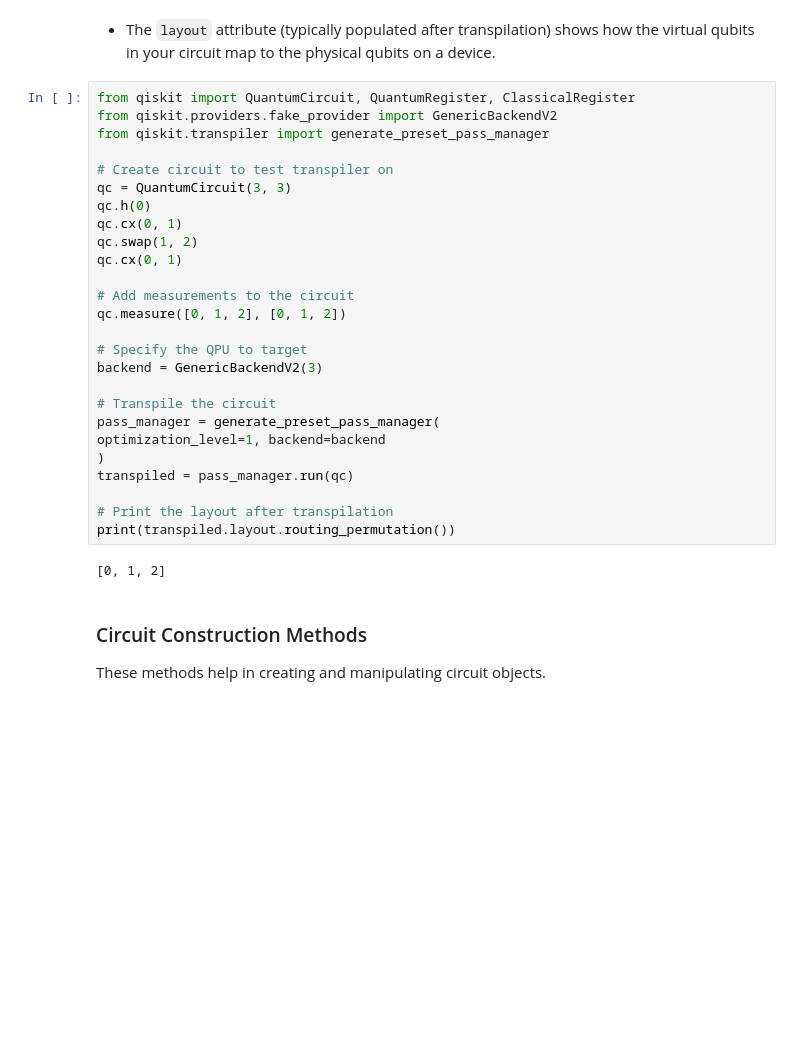
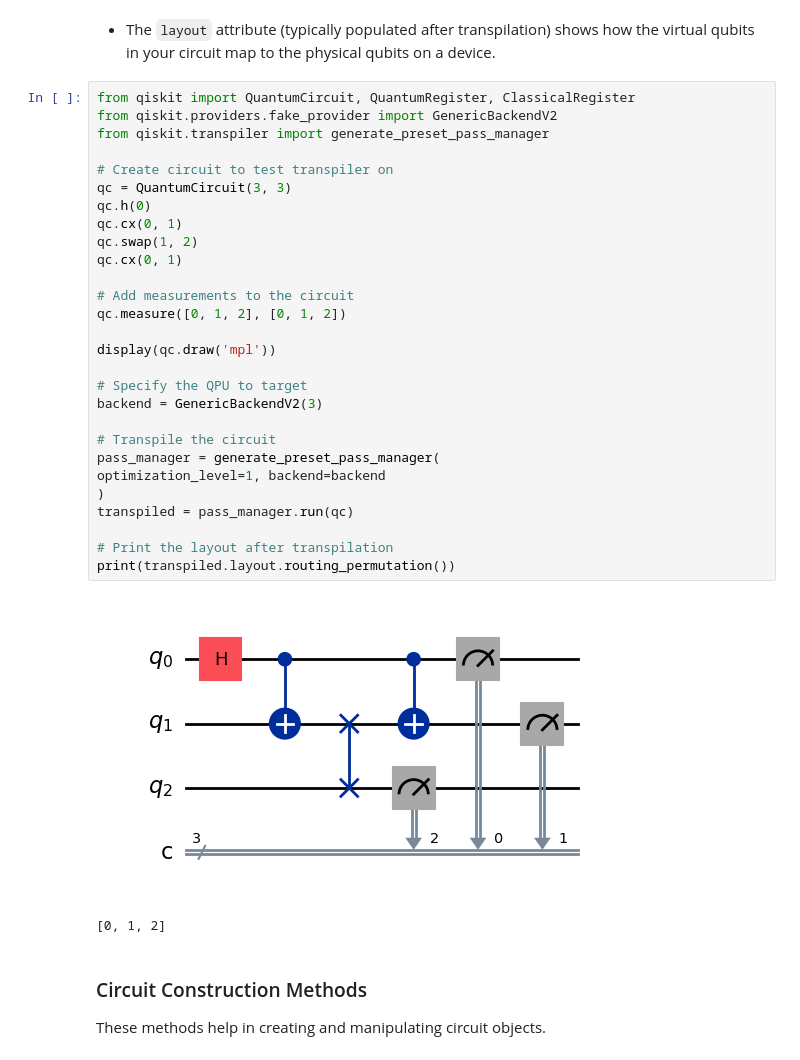
Before and after one commit to virajd98/qiskit-dev-cert-lab, a Jupyter notebook: section_1_quantum_operations/notebooks/Section1_Viraj.ipynb, the cells around one changed output. Saved outputs shown, nothing was run; the diff lists cells and outputs as text; blank space fills up the shorter version.

```diff
--- a/section_1_quantum_operations/notebooks/Viraj.ipynb
+++ b/section_1_quantum_operations/notebooks/Section1_Viraj.ipynb
@@ -408,30 +408,33 @@ Ancilla qubits: []
 # %%
 from qiskit import QuantumCircuit, QuantumRegister, ClassicalRegister
 from qiskit.providers.fake_provider import GenericBackendV2
 from qiskit.transpiler import generate_preset_pass_manager
 
 # Create circuit to test transpiler on
 qc = QuantumCircuit(3, 3)
 qc.h(0)
 qc.cx(0, 1)
 qc.swap(1, 2)
 qc.cx(0, 1)
 
 # Add measurements to the circuit
 qc.measure([0, 1, 2], [0, 1, 2])
 
+display(qc.draw('mpl'))
+
 # Specify the QPU to target
 backend = GenericBackendV2(3)
 
 # Transpile the circuit
 pass_manager = generate_preset_pass_manager(
 optimization_level=1, backend=backend
 )
 transpiled = pass_manager.run(qc)
 
 # Print the layout after transpilation
 print(transpiled.layout.routing_permutation())
 # %% [output]
+[figure, added]
 [0, 1, 2]
 # %% [markdown]
 ### Circuit Construction Methods
```
Also changed, not shown: parts of 6 cells of this notebook, 1 other file.
